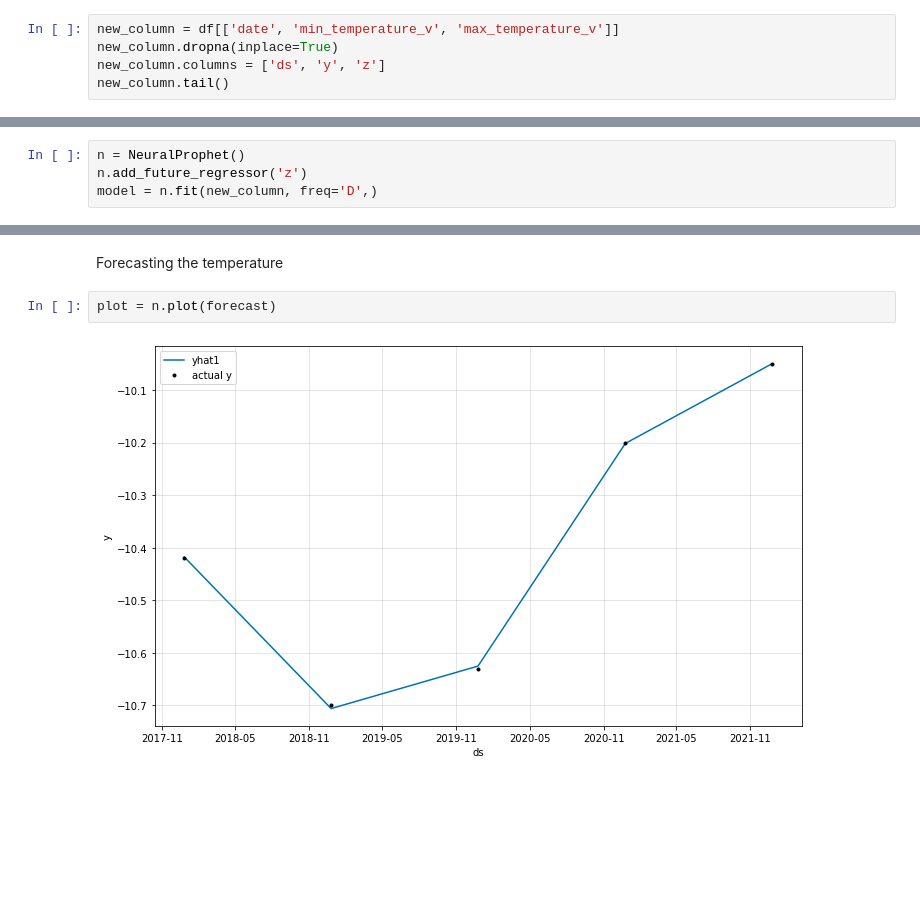
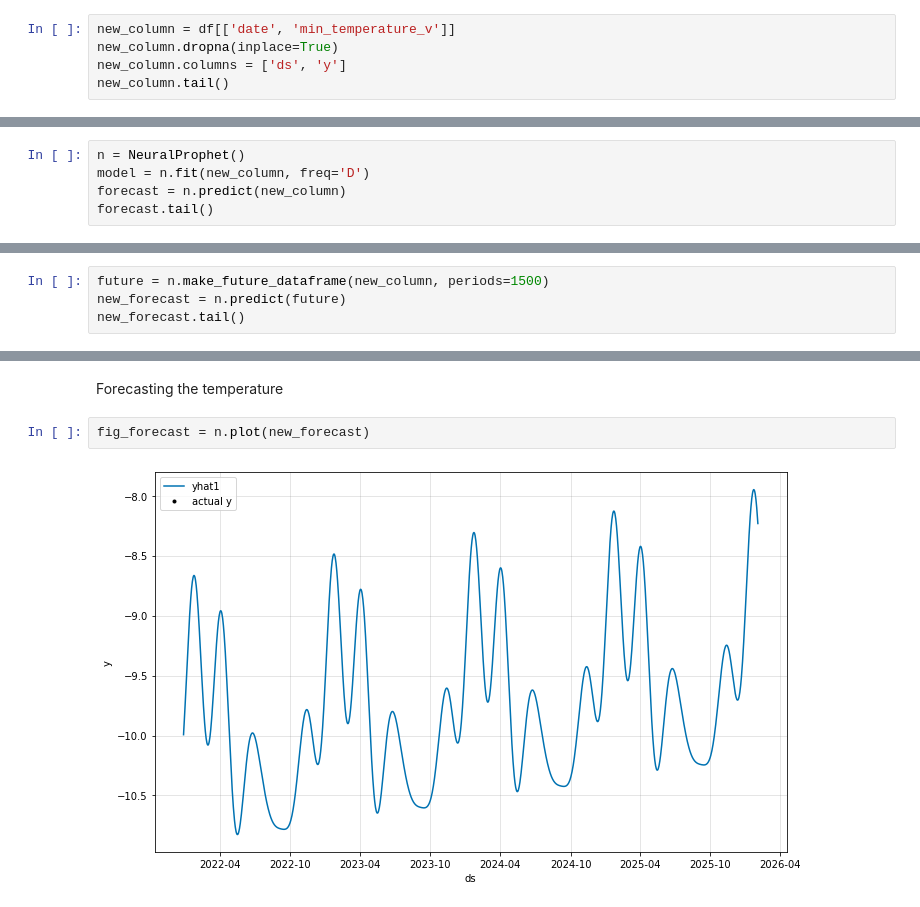
Before and after one commit to deamonknoppix/Python_Projects, a Jupyter notebook: Weather_Forecast.ipynb, the cells around one changed output, grey strips where cells are left out. Drawn from its saved outputs; the diff is of its cells as text; blank space fills up the shorter version.

```diff
--- a/Weather_Forecast.ipynb
+++ b/Weather_Forecast.ipynb
@@ -81,8 +81,8 @@ plt.show()
 # %% [markdown]
 Training the forecasting model
 # %%
-new_column = df[['date', 'min_temperature_v', 'max_temperature_v']]
+new_column = df[['date', 'min_temperature_v']]
 new_column.dropna(inplace=True)
-new_column.columns = ['ds', 'y', 'z']
+new_column.columns = ['ds', 'y']
 new_column.tail()
 # %% [output]
@@ -96,8 +105,9 @@ new_column.tail()
 ADDING A REGRESSOR (MULTIVARIATE APPROACH)
 # %%
 n = NeuralProphet()
-n.add_future_regressor('z')
-model = n.fit(new_column, freq='D',)
+model = n.fit(new_column, freq='D')
+forecast = n.predict(new_column)
+forecast.tail()
 # %% [output]
 INFO - (NP.df_utils._infer_frequency) - Major frequency Y corresponds to 80.0% of the data.
 INFO:NP.df_utils:Major frequency Y corresponds to 80.0% of the data.
@@ -143,0 +150,4 @@ INFO:NP.df_utils:Returning df with no ID column
+# %%
+future = n.make_future_dataframe(new_column, periods=1500)
+new_forecast = n.predict(future)
+new_forecast.tail()
@@ -144,6 +177,6 @@ INFO:NP.df_utils:Returning df with no ID column
 # %% [markdown]
 Forecasting the temperature
 # %%
-plot = n.plot(forecast)
+fig_forecast = n.plot(new_forecast)
 # %% [output]
-[figure, old version]
+[figure, new version]
```
Also changed, not shown: parts of 6 cells of this notebook.
